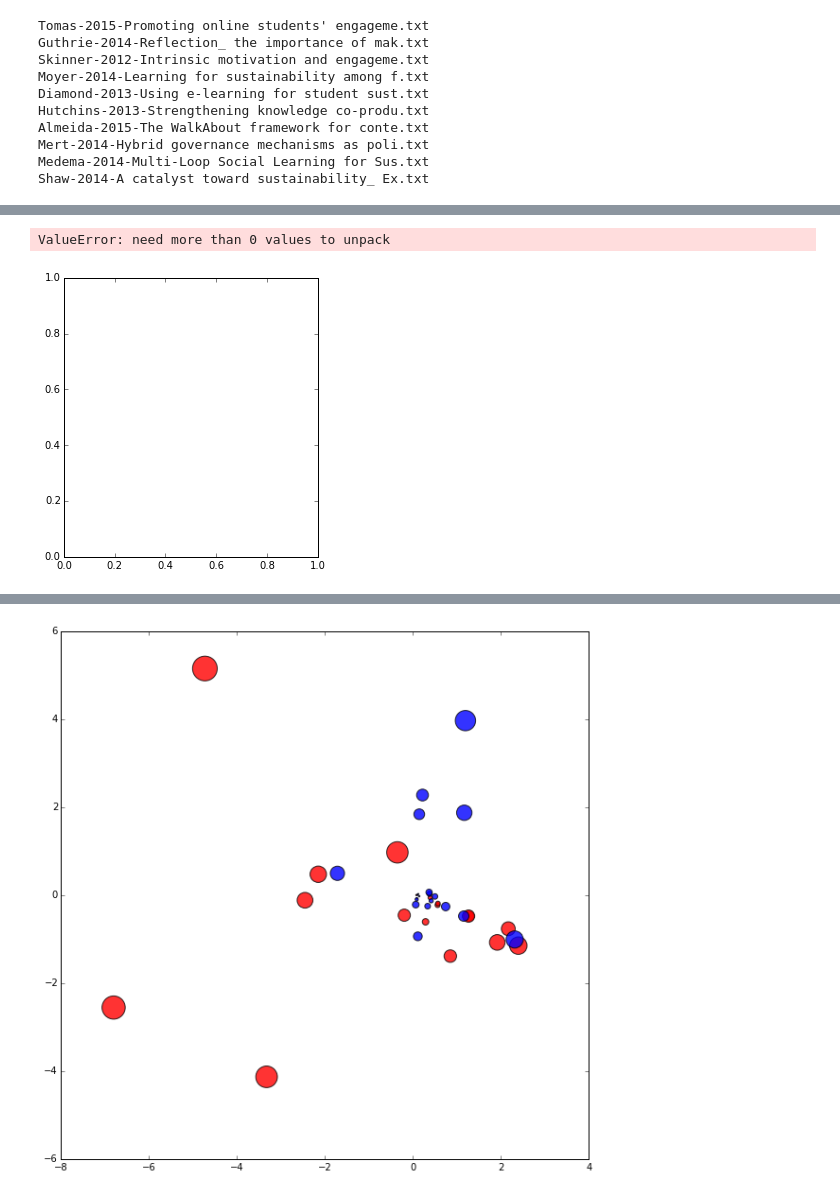
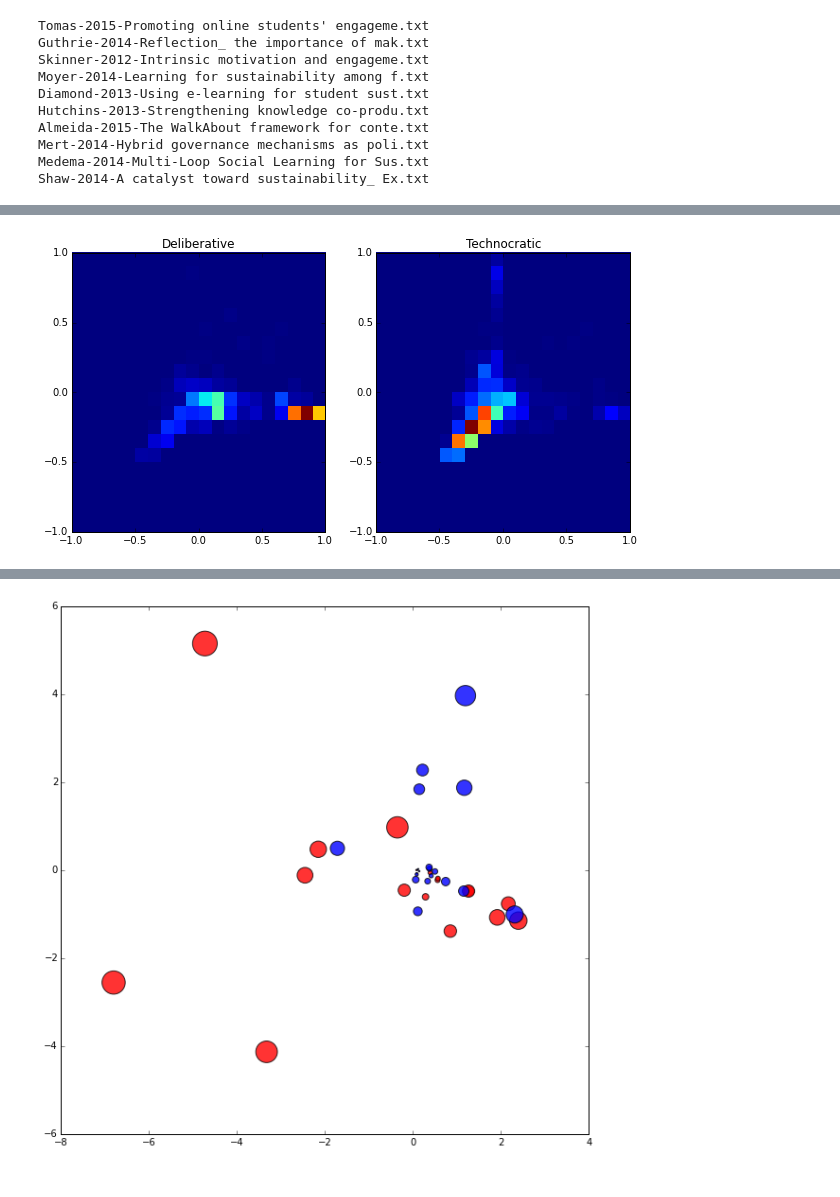
Before and after one commit to jgrosman/ccp-jeremias, a Jupyter notebook: notebooks/20161019 - Technocratic and Deliberative modes.ipynb, the cells around one changed output, grey strips where cells are left out. Drawn from its saved outputs; the diff is of its cells as text; code cells hidden in the pictures.

```diff
--- a/notebooks/20161019 - Technocratic and Deliberative modes.ipynb
+++ b/notebooks/20161019 - Technocratic and Deliberative modes.ipynb
@@ -223,23 +212,22 @@ _D_sorted_values = dict(zip(np.array(vocabulary)[_D_order], _D_tf.sum(axis=0)[_D
 # %%
 plt.figure(figsize=(10, 5))
 subplot(121)
 _c = []
-for i, j, c in zip(coords[:, 0], coords[:, 1], _D_freq**2):
-    _c +=[(i, j) for _ in xrange(int(np.floor(c*10000)))]
+for i, j, f in zip(coords[:, 0], coords[:, 1], _D_freq**2):
+    _c +=[(i, j) for _ in xrange(int(np.floor(f*10e10)))]
 
 x, y = zip(*_c)
 plt.title('Deliberative')
-plt.hist2d(x, y, bins=20)
+plt.hist2d(x, y, bins=20, range=[[-1, 1], [-1, 1]])
 
 plt.subplot(122)
 _c = []
-for i, j, c in zip(coords[:, 0], coords[:, 1], _T_freq**2):
-    _c +=[(i, j) for _ in xrange(int(np.floor(c*10000)))]
+for i, j, f in zip(coords[:, 0], coords[:, 1], _T_freq**2):
+    _c +=[(i, j) for _ in xrange(int(np.floor(f*10e10)))]
 
 x, y = zip(*_c)
-plt.hist2d(x, y, bins=20)
+plt.hist2d(x, y, bins=20, range=[[-1, 1], [-1, 1]])
 plt.title('Technocratic')
 plt.show()
 # %% [output]
-ValueError: need more than 0 values to unpack
-[figure, old version]
+[figure, new version]
```
Also changed, not shown: parts of 24 cells of this notebook.
